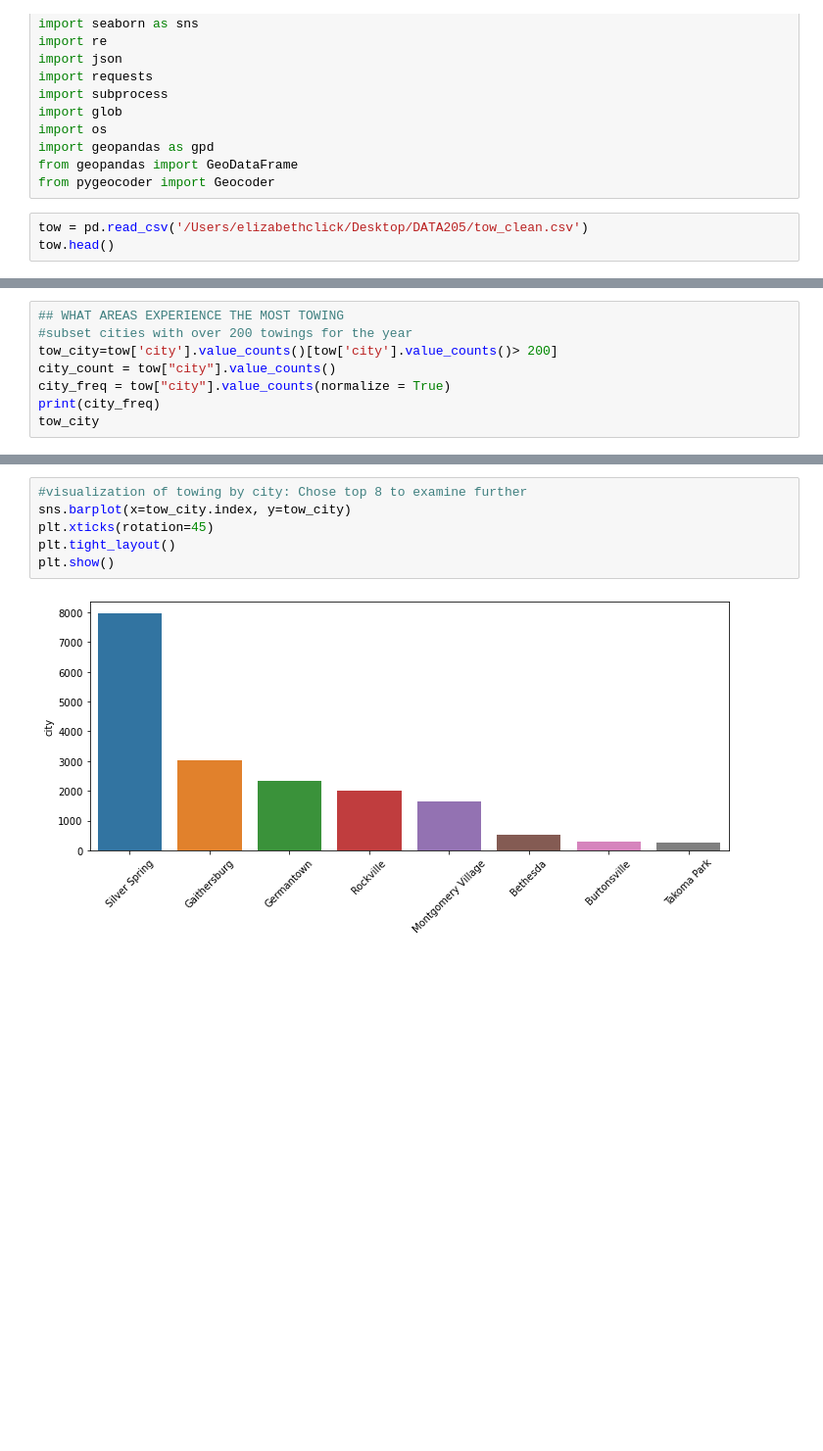
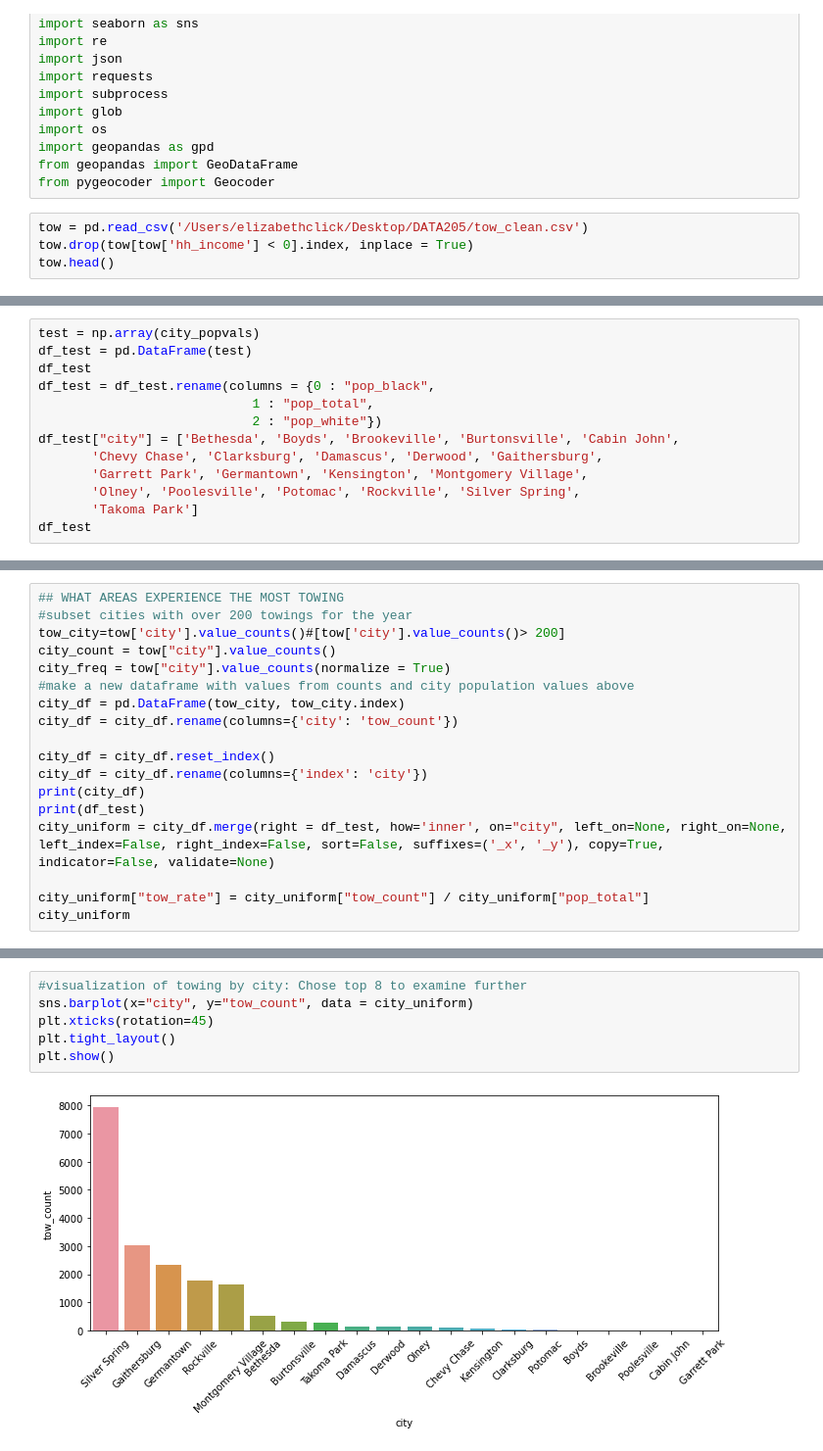
Before and after one commit to libclick/DATA205, a Jupyter notebook: CAPSTONE_ANAYSIS_AND_VISUALIZATION.ipynb, the cells around one changed output, grey strips where cells are left out. Shown at 98% size. Drawn from its saved outputs; the diff is of its cells as text; blank space fills up the shorter version.

```diff
--- a/CAPSTONE_ANAYSIS_AND_VISUALIZATION.ipynb
+++ b/CAPSTONE_ANAYSIS_AND_VISUALIZATION.ipynb
@@ -15,6 +15,7 @@ from geopandas import GeoDataFrame
 from pygeocoder import Geocoder
 # %%
 tow = pd.read_csv('/Users/elizabethclick/Desktop/DATA205/tow_clean.csv')
+tow.drop(tow[tow['hh_income'] < 0].index, inplace = True)
 tow.head()
 # %% [output]
 |  | tow_date | tow_reason | storage_company | street | city | geo_location | longitude | latitude | location | ... |
@@ -45,0 +105,13 @@ print(tow[tow["storage_company"] == "Tcl"])
+# %%
+test = np.array(city_popvals)
+df_test = pd.DataFrame(test)
+df_test
+df_test = df_test.rename(columns = {0 : "pop_black",
+                            1 : "pop_total",
+                            2 : "pop_white"})
+df_test["city"] = ['Bethesda', 'Boyds', 'Brookeville', 'Burtonsville', 'Cabin John',
+       'Chevy Chase', 'Clarksburg', 'Damascus', 'Derwood', 'Gaithersburg',
+       'Garrett Park', 'Germantown', 'Kensington', 'Montgomery Village',
+       'Olney', 'Poolesville', 'Potomac', 'Rockville', 'Silver Spring',
+       'Takoma Park']
+df_test
@@ -46,9 +136,19 @@ print(tow[tow["storage_company"] == "Tcl"])
 # %%
 ## WHAT AREAS EXPERIENCE THE MOST TOWING
 #subset cities with over 200 towings for the year
-tow_city=tow['city'].value_counts()[tow['city'].value_counts()> 200]
+tow_city=tow['city'].value_counts()#[tow['city'].value_counts()> 200]
 city_count = tow["city"].value_counts()
 city_freq = tow["city"].value_counts(normalize = True)
-print(city_freq)
-tow_city
+#make a new dataframe with values from counts and city population values above
+city_df = pd.DataFrame(tow_city, tow_city.index)
+city_df = city_df.rename(columns={'city': 'tow_count'})
+
+city_df = city_df.reset_index()
+city_df = city_df.rename(columns={'index': 'city'})
+print(city_df)
+print(df_test)
+city_uniform = city_df.merge(right = df_test, how='inner', on="city", left_on=None, right_on=None, left_index=False, right_index=False, sort=False, suffixes=('_x', '_y'), copy=True, indicator=False, validate=None)
+
+city_uniform["tow_rate"] = city_uniform["tow_count"] / city_uniform["pop_total"]
+city_uniform
 # %% [output]
@@ -81,8 +189,8 @@ Name: city, dtype: int64
 # %%
 #visualization of towing by city: Chose top 8 to examine further
-sns.barplot(x=tow_city.index, y=tow_city)
+sns.barplot(x="city", y="tow_count", data = city_uniform)
 plt.xticks(rotation=45)
 plt.tight_layout()
 plt.show()
 # %% [output]
-[figure, old version]
+[figure, new version]
```
Also changed, not shown: parts of 46 cells of this notebook.
